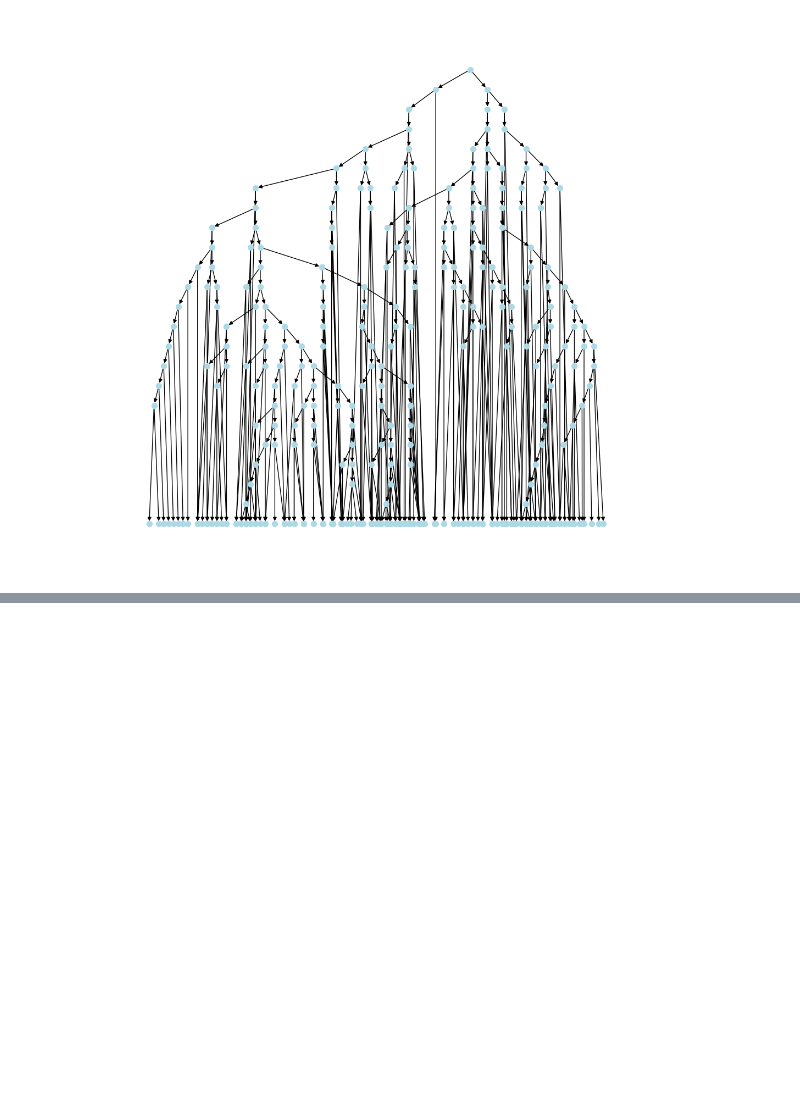
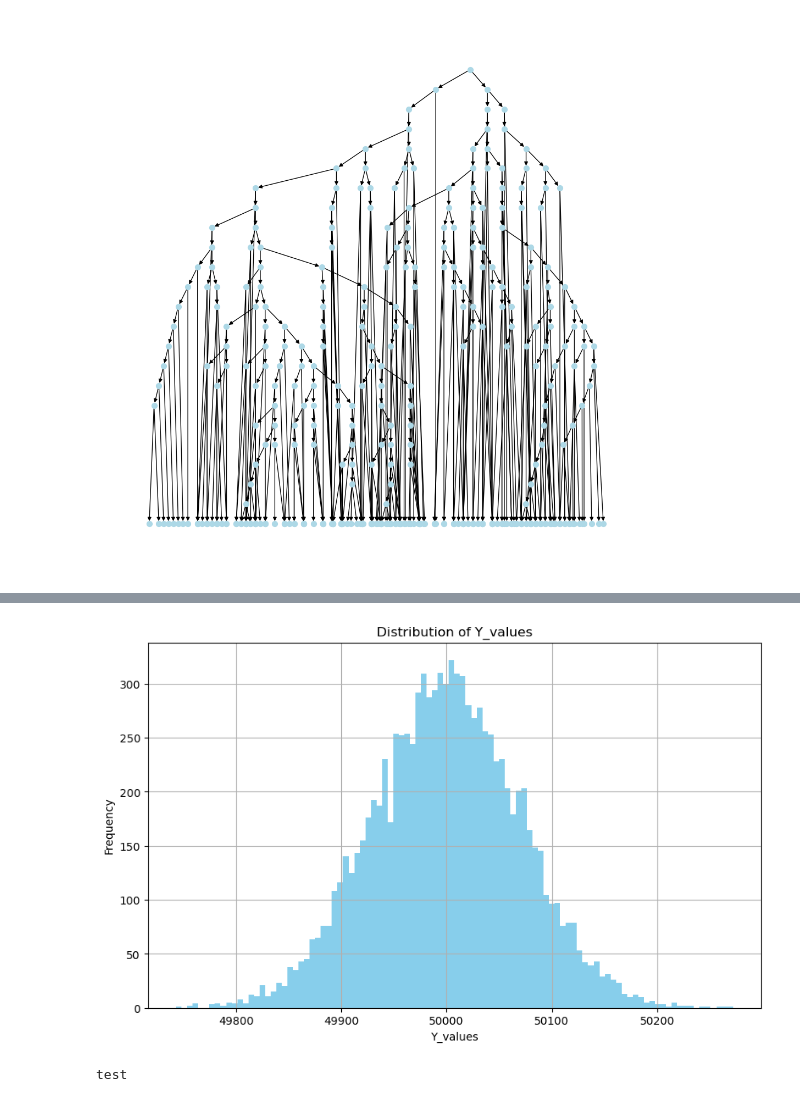
Before and after one commit to nygaardlarsen/ModCompExam, a Jupyter notebook: part1.ipynb, the cells around one changed output, grey strips where cells are left out. Saved outputs shown, nothing was run; the diff lists cells and outputs as text; code cells hidden in the pictures; blank space fills up the shorter version.

Commit message:
added linear regression

```diff
--- a/part1.ipynb
+++ b/part1.ipynb
@@ -86,0 +66,21 @@ plt.show()
+# %%
+n = 10000
+
+X_values = []
+Y_values = []
+
+for i in range(n):
+    simulated_lengths = {}
+    simulated_lengths[root] = np.random.normal(alpha_0, np.sqrt(sigma_0_sq))
+    simulate_node_length(root)
+
+    leaf_nodes = [node for node in G.nodes if G.out_degree(node) == 0]
+    simulated_x = [simulated_lengths[node] for node in leaf_nodes]
+    X_values.append(simulated_x)
+    Y_values.append(simulated_lengths[root])
+
+X_values = np.array(X_values)
+Y_values = np.array(Y_values)
+
+print(X_values.shape)
+print(Y_values.shape)
@@ -86,0 +90,10 @@ plt.show()
+# %%
+model = sklearn.linear_model.LinearRegression()
+
+model.fit(X_values, Y_values)
+
+slope = model.coef_
+intercept = model.intercept_
+
+print(slope)
+print(intercept)
@@ -86,0 +118,13 @@ plt.show()
+# %%
+plt.figure(figsize=(10, 6))
+plt.hist(Y_values, bins=100, color='skyblue')
+plt.title('Distribution of Y_values')
+plt.xlabel('Y_values')
+plt.ylabel('Frequency')
+plt.grid(True)
+plt.show()
+
+print("test")
+# %% [output]
+[figure, added]
+test
```
Also changed, not shown: parts of 6 cells of this notebook, 1 other file.
